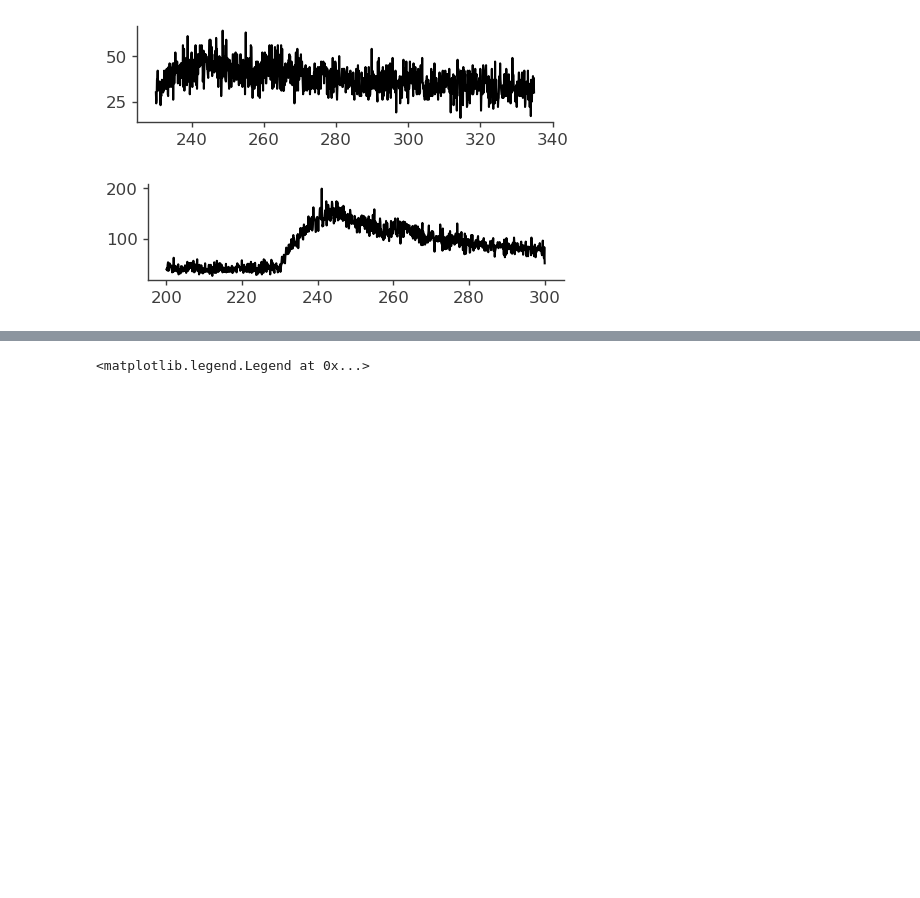
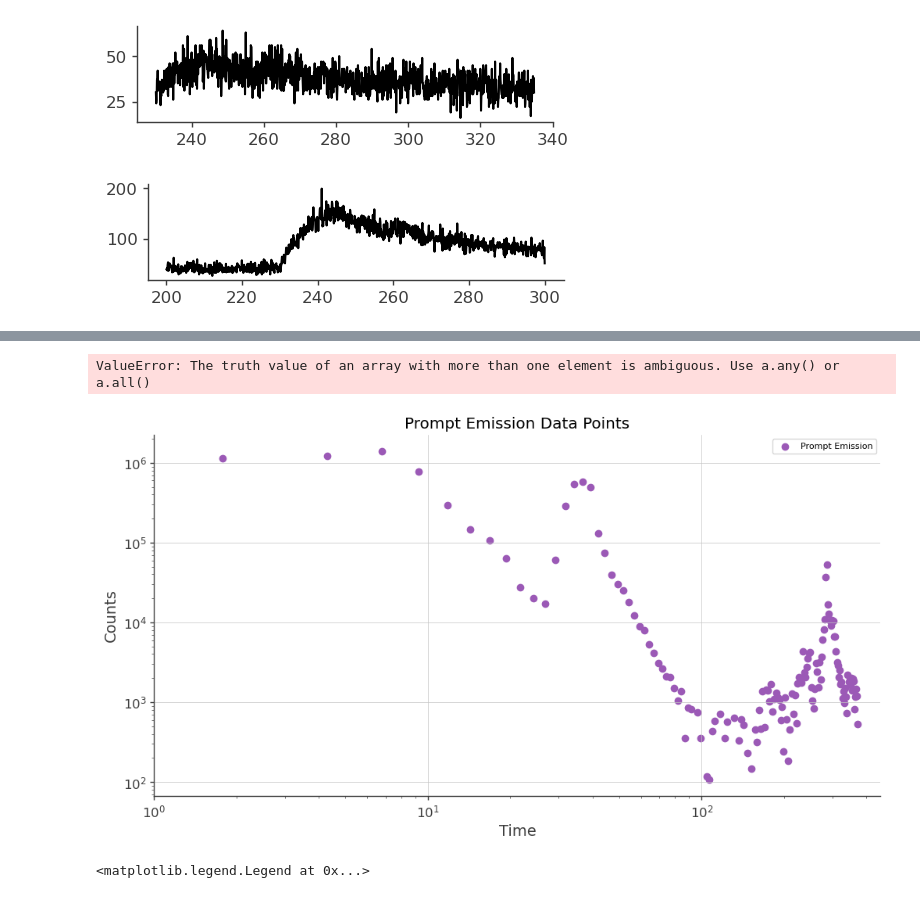
Before and after one commit to xiahouwenyu/3MLWCDA0.91, a Jupyter notebook: Standard/src/3MLnew_GRB221009A_old.ipynb, the cells around one changed output, grey strips where cells are left out. Drawn from its saved outputs; the diff is of its cells as text; code cells hidden in the pictures; blank space fills up the shorter version.

```diff
--- a/Standard/src/3MLnew_GRB221009A_old.ipynb
+++ b/Standard/src/3MLnew_GRB221009A_old.ipynb
@@ -108,3 +202,22 @@ GRB221009A_prompr.drawlc(200,300)
+# %%
+data = threeML.utils.binner.Rebinner(GRB221009A_prompr.counts, GRB221009A_prompr.time)
+# %% [output]
+ValueError: The truth value of an array with more than one element is ambiguous. Use a.any() or a.all()
+# %%
+%matplotlib inline
+plt.figure(figsize=(12, 6))
+plt.scatter(my.nprebinmean(GRB221009A_prompr.time, 50)-225, my.nprebin(GRB221009A_prompr.counts, 50)-1.6e4/2, label='Prompt Emission')
+plt.xlim(1, 450)
+plt.xlabel('Time')
+plt.ylabel('Counts')
+plt.title('Prompt Emission Data Points')
+plt.xscale('log')
+plt.yscale('log')
+plt.grid()
+plt.legend()
+plt.show()
+# %% [output]
+[figure, added]
 # %%
 %matplotlib inline
 plt.subplots(figsize=(12,6))
```
Also changed, not shown: parts of 4 cells of this notebook, 30 other files.
